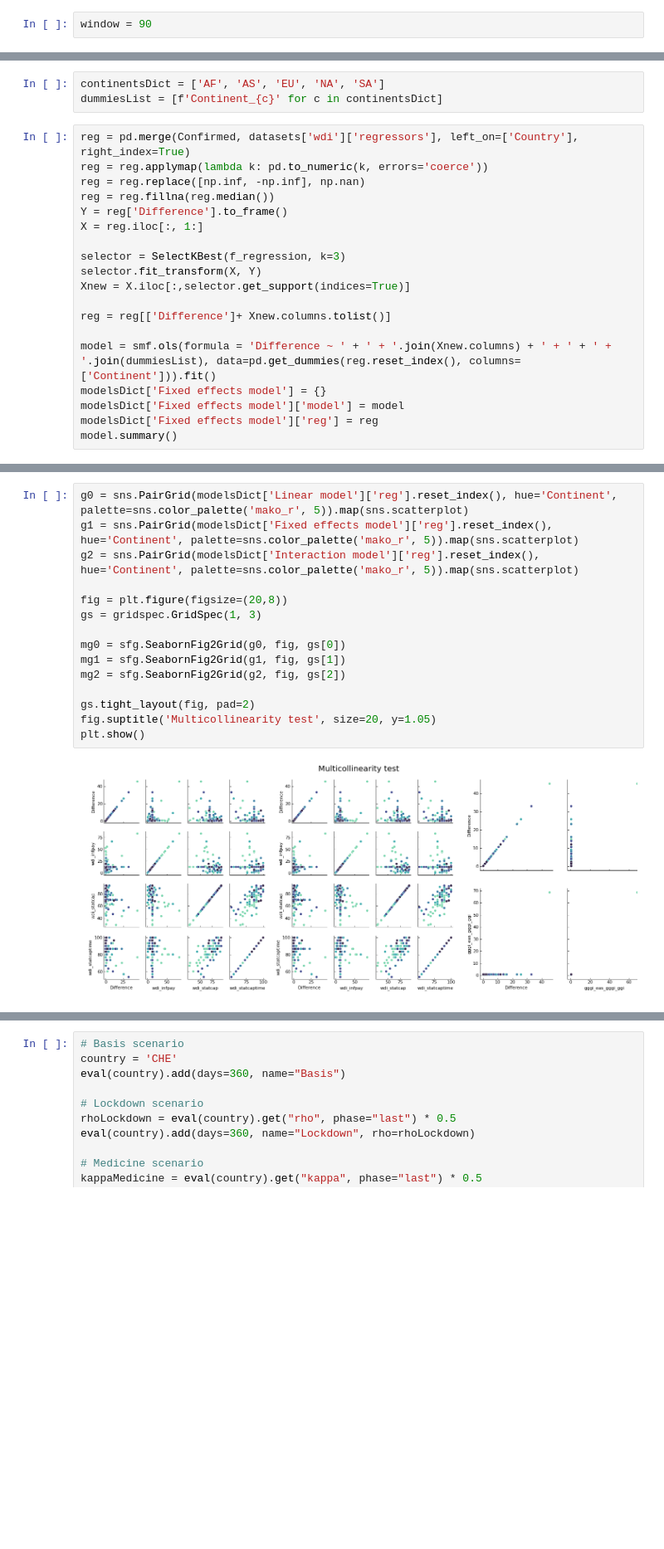
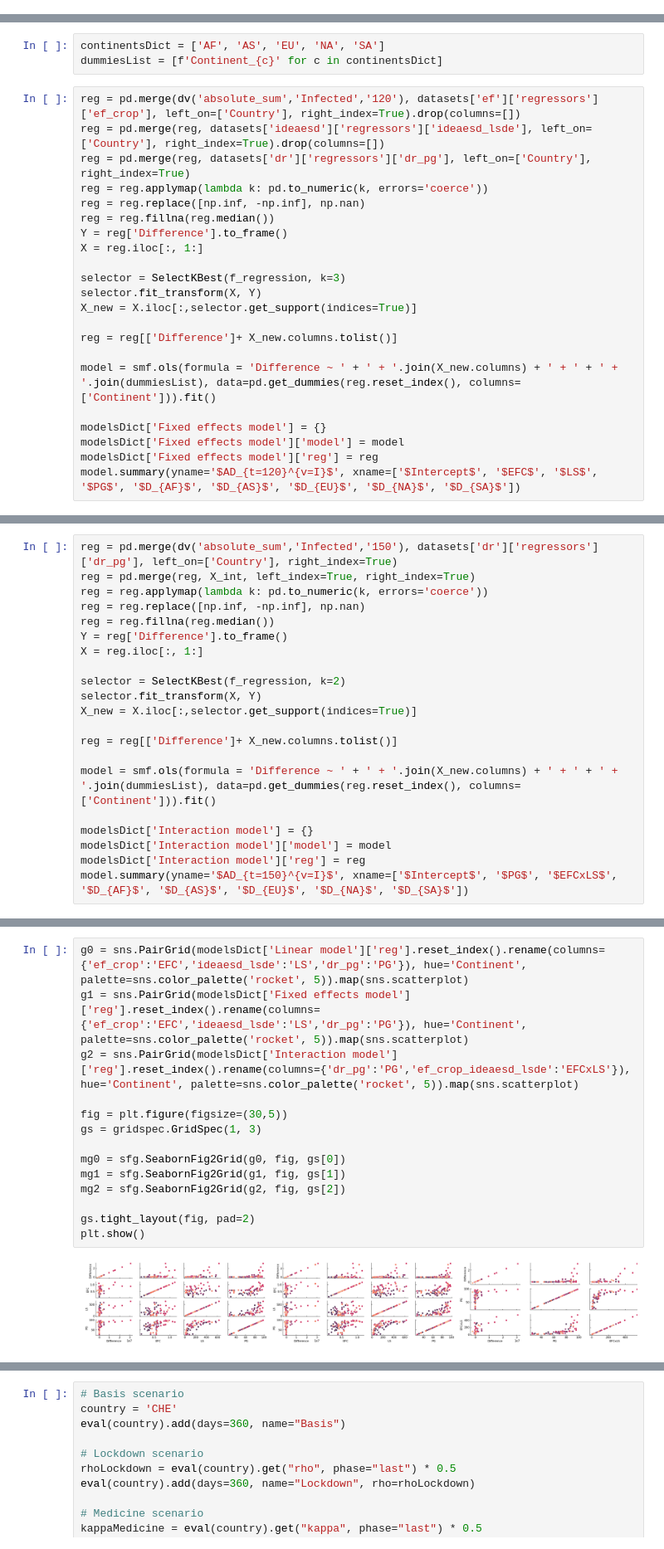
Before and after one commit to gvncore/covid19_project, a Jupyter notebook: Desktop/covid19_project/codes/covid19_data_analysis.ipynb, the cells around one changed output, grey strips where cells are left out. Shown at 83% size. Cells and saved outputs as stored; diff of their text form; blank space fills up the shorter version.

```diff
--- a/Desktop/covid19_project/codes/covid19_data_analysis.ipynb
+++ b/Desktop/covid19_project/codes/covid19_data_analysis.ipynb
@@ -950,2 +1129,0 @@ We define a 90-day time window over which we compute the difference between the
-# %%
-window = 90
@@ -1169,7 +1531,9 @@ The second model is a multiple regression in linear form with continent fixed ef
 continentsDict = ['AF', 'AS', 'EU', 'NA', 'SA']
 dummiesList = [f'Continent_{c}' for c in continentsDict]
 # %%
-reg = pd.merge(Confirmed, datasets['wdi']['regressors'], left_on=['Country'], right_index=True)
+reg = pd.merge(dv('absolute_sum','Infected','120'), datasets['ef']['regressors']['ef_crop'], left_on=['Country'], right_index=True).drop(columns=[])
+reg = pd.merge(reg, datasets['ideaesd']['regressors']['ideaesd_lsde'], left_on=['Country'], right_index=True).drop(columns=[])
+reg = pd.merge(reg, datasets['dr']['regressors']['dr_pg'], left_on=['Country'], right_index=True)
 reg = reg.applymap(lambda k: pd.to_numeric(k, errors='coerce'))
 reg = reg.replace([np.inf, -np.inf], np.nan)
 reg = reg.fillna(reg.median())
@@ -1178,14 +1542,15 @@ X = reg.iloc[:, 1:]
 
 selector = SelectKBest(f_regression, k=3)
 selector.fit_transform(X, Y)
-Xnew = X.iloc[:,selector.get_support(indices=True)]
+X_new = X.iloc[:,selector.get_support(indices=True)]
 
-reg = reg[['Difference']+ Xnew.columns.tolist()]
+reg = reg[['Difference']+ X_new.columns.tolist()]
 
-model = smf.ols(formula = 'Difference ~ ' + ' + '.join(Xnew.columns) + ' + ' + ' + '.join(dummiesList), data=pd.get_dummies(reg.reset_index(), columns=['Continent'])).fit()
+model = smf.ols(formula = 'Difference ~ ' + ' + '.join(X_new.columns) + ' + ' + ' + '.join(dummiesList), data=pd.get_dummies(reg.reset_index(), columns=['Continent'])).fit()
+
 modelsDict['Fixed effects model'] = {}
 modelsDict['Fixed effects model']['model'] = model
 modelsDict['Fixed effects model']['reg'] = reg
-model.summary()
+model.summary(yname='$AD_{t=120}^{v=I}$', xname=['$Intercept$', '$EFC$', '$LS$', '$PG$', '$D_{AF}$', '$D_{AS}$', '$D_{EU}$', '$D_{NA}$', '$D_{SA}$'])
 # %% [output]
 OLS Regression Results
@@ -1270,0 +1627,21 @@ Notes:
+# %%
+reg = pd.merge(dv('absolute_sum','Infected','150'), datasets['dr']['regressors']['dr_pg'], left_on=['Country'], right_index=True)
+reg = pd.merge(reg, X_int, left_index=True, right_index=True)
+reg = reg.applymap(lambda k: pd.to_numeric(k, errors='coerce'))
+reg = reg.replace([np.inf, -np.inf], np.nan)
+reg = reg.fillna(reg.median())
+Y = reg['Difference'].to_frame()
+X = reg.iloc[:, 1:]
+
+selector = SelectKBest(f_regression, k=2)
+selector.fit_transform(X, Y)
+X_new = X.iloc[:,selector.get_support(indices=True)]
+
+reg = reg[['Difference']+ X_new.columns.tolist()]
+
+model = smf.ols(formula = 'Difference ~ ' + ' + '.join(X_new.columns) + ' + ' + ' + '.join(dummiesList), data=pd.get_dummies(reg.reset_index(), columns=['Continent'])).fit()
+
+modelsDict['Interaction model'] = {}
+modelsDict['Interaction model']['model'] = model
+modelsDict['Interaction model']['reg'] = reg
+model.summary(yname='$AD_{t=150}^{v=I}$', xname=['$Intercept$', '$PG$', '$EFCxLS$', '$D_{AF}$', '$D_{AS}$', '$D_{EU}$', '$D_{NA}$', '$D_{SA}$'])
@@ -1319,17 +1757,16 @@ fig.tight_layout(pad=0.8)
 # %%
-g0 = sns.PairGrid(modelsDict['Linear model']['reg'].reset_index(), hue='Continent', palette=sns.color_palette('mako_r', 5)).map(sns.scatterplot)
-g1 = sns.PairGrid(modelsDict['Fixed effects model']['reg'].reset_index(), hue='Continent', palette=sns.color_palette('mako_r', 5)).map(sns.scatterplot)
-g2 = sns.PairGrid(modelsDict['Interaction model']['reg'].reset_index(), hue='Continent', palette=sns.color_palette('mako_r', 5)).map(sns.scatterplot)
+g0 = sns.PairGrid(modelsDict['Linear model']['reg'].reset_index().rename(columns={'ef_crop':'EFC','ideaesd_lsde':'LS','dr_pg':'PG'}), hue='Continent', palette=sns.color_palette('rocket', 5)).map(sns.scatterplot)
+g1 = sns.PairGrid(modelsDict['Fixed effects model']['reg'].reset_index().rename(columns={'ef_crop':'EFC','ideaesd_lsde':'LS','dr_pg':'PG'}), hue='Continent', palette=sns.color_palette('rocket', 5)).map(sns.scatterplot)
+g2 = sns.PairGrid(modelsDict['Interaction model']['reg'].reset_index().rename(columns={'dr_pg':'PG','ef_crop_ideaesd_lsde':'EFCxLS'}), hue='Continent', palette=sns.color_palette('rocket', 5)).map(sns.scatterplot)
 
-fig = plt.figure(figsize=(20,8))
+fig = plt.figure(figsize=(30,5))
 gs = gridspec.GridSpec(1, 3)
 
 mg0 = sfg.SeabornFig2Grid(g0, fig, gs[0])
 mg1 = sfg.SeabornFig2Grid(g1, fig, gs[1])
 mg2 = sfg.SeabornFig2Grid(g2, fig, gs[2])
 
 gs.tight_layout(fig, pad=2)
-fig.suptitle('Multicollinearity test', size=20, y=1.05)
 plt.show()
 # %% [output]
-[figure, old version]
+[figure, new version]
```
Also changed, not shown: parts of 155 cells of this notebook.
